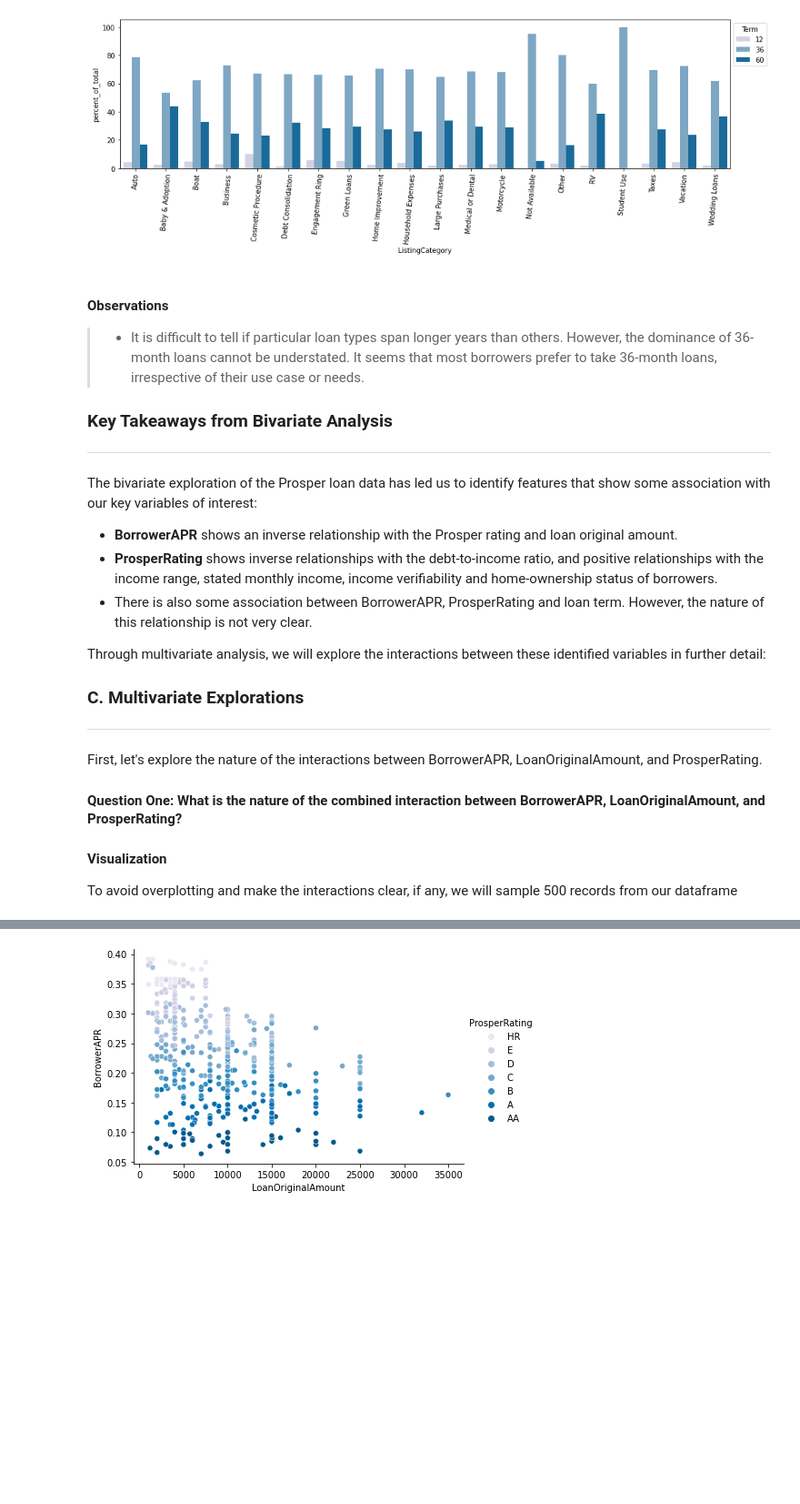
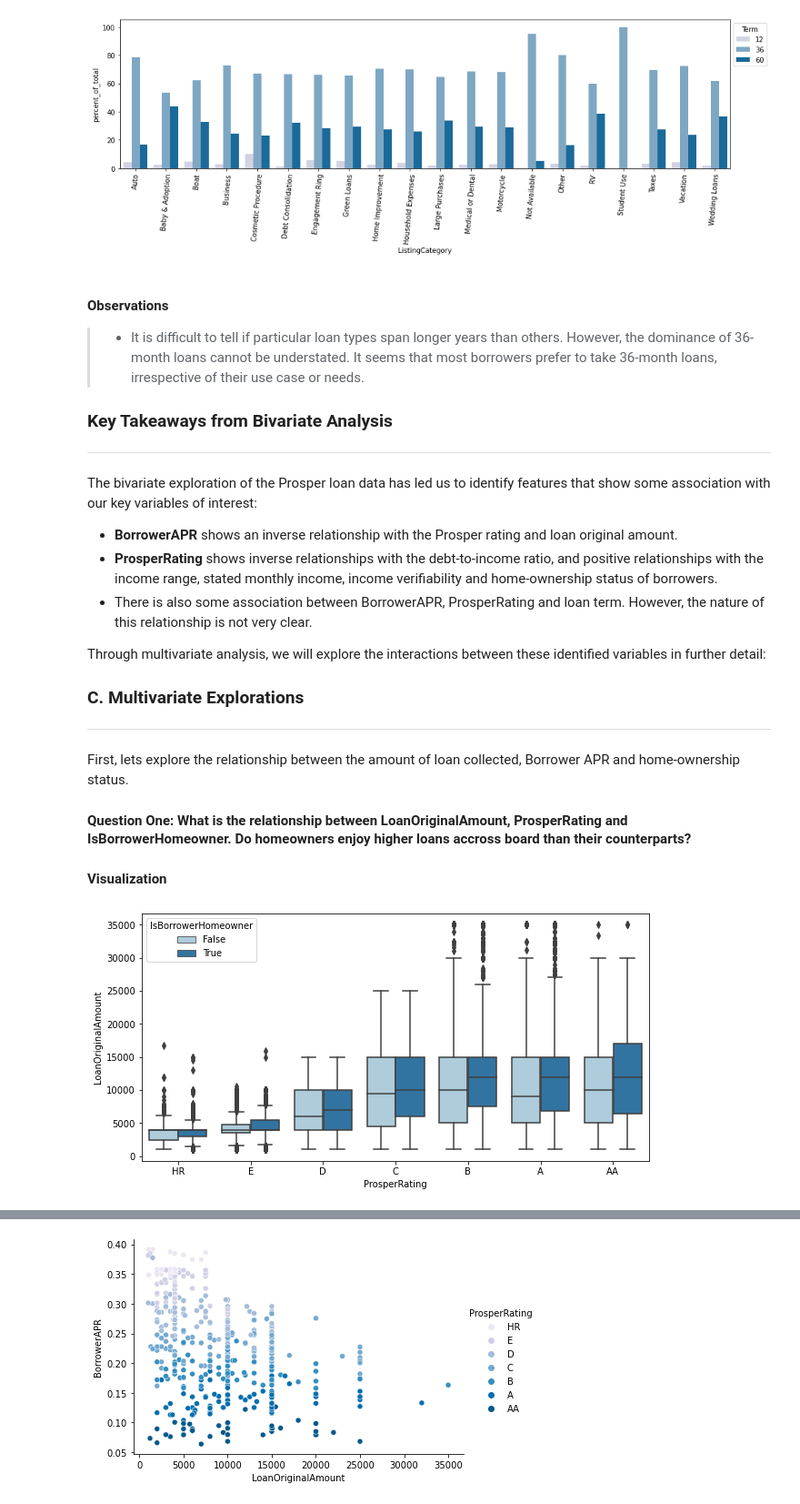
Before and after one commit to Lippins/Prosper-Loan-Data, a Jupyter notebook: exploration.ipynb, the cells around one changed output, grey strips where cells are left out. Shown at 91% size. Drawn from its saved outputs; the diff is of its cells as text; code cells hidden in the pictures; blank space fills up the shorter version.

```diff
--- a/exploration.ipynb
+++ b/exploration.ipynb
@@ -867,7 +867,12 @@ The bivariate exploration of the Prosper loan data has led us to identify featur
 Through multivariate analysis, we will explore the interactions between these identified variables in further detail:
 ### C. Multivariate Explorations
 ---
-First, let's explore the nature of the interactions between BorrowerAPR, LoanOriginalAmount, and ProsperRating.
-#### Question One: What is the nature of the combined interaction between BorrowerAPR, LoanOriginalAmount, and ProsperRating?
+
+First, lets explore the relationship between the amount of loan collected, Borrower APR and home-ownership status.
+#### Question One: What is the relationship between LoanOriginalAmount, ProsperRating and IsBorrowerHomeowner. Do homeowners enjoy higher loans accross board than their counterparts?
 #### Visualization
-To avoid overplotting and make the interactions clear, if any, we will sample 500 records from our dataframe
+# %%
+plt.figure(figsize=(10, 5))
+sns.boxplot(data=loan_df, x='ProsperRating', y='LoanOriginalAmount', hue='IsBorrowerHomeowner', palette='Paired');
+# %% [output]
+[figure, added]
```
Also changed, not shown: parts of 13 cells of this notebook.
